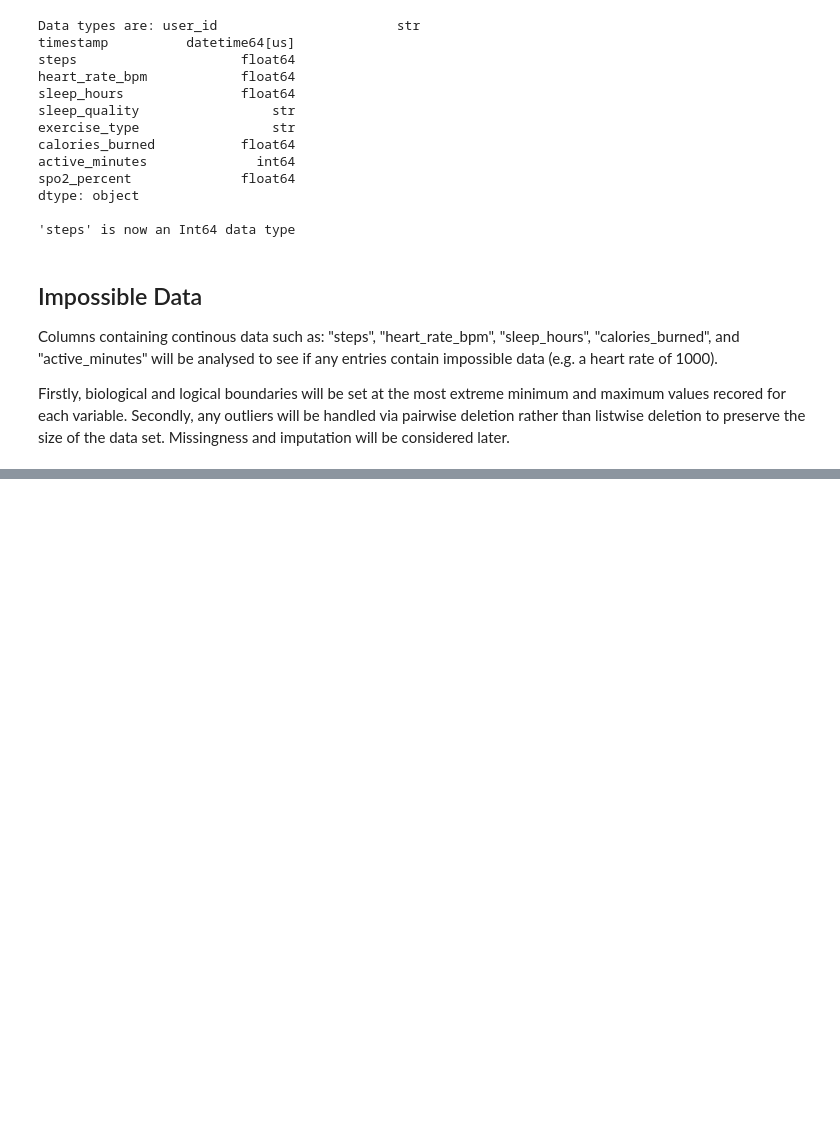
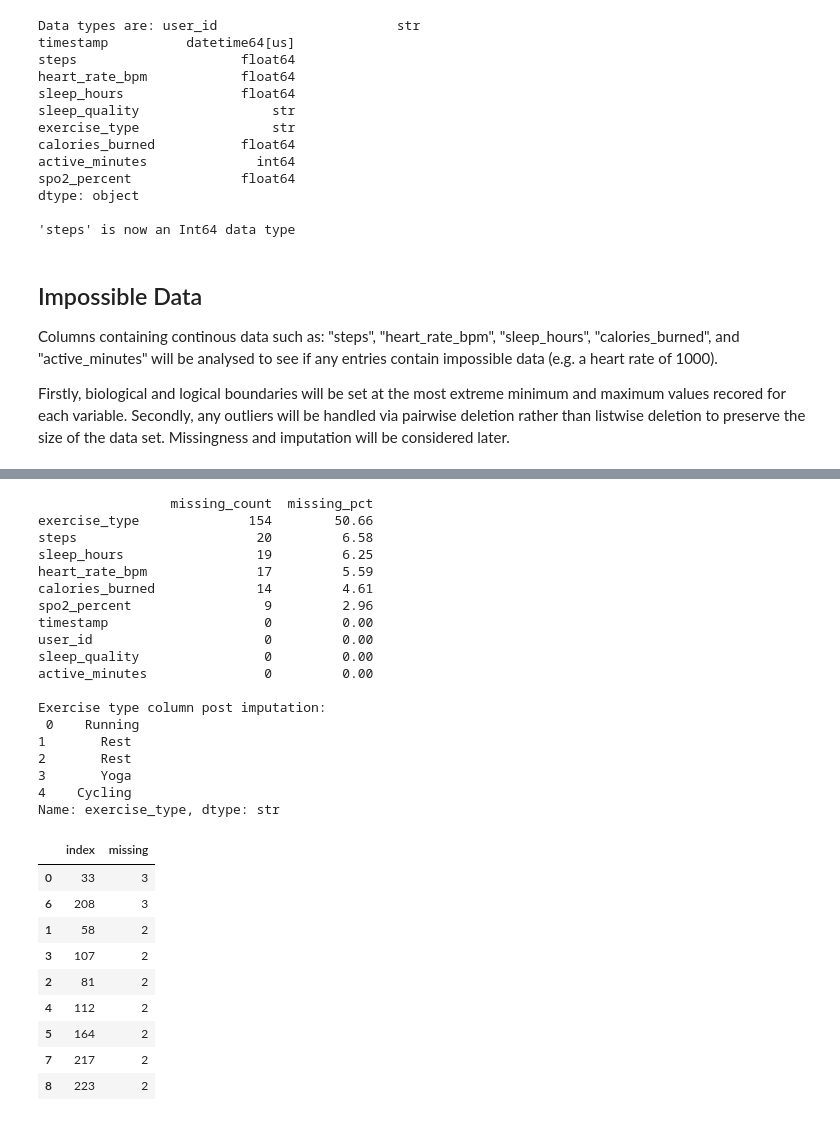
Before and after one commit to JacobReid108/Project, a Jupyter notebook: analysis.ipynb, the cells around one changed output, grey strips where cells are left out. Saved outputs shown, nothing was run; the diff lists cells and outputs as text; code cells hidden in the pictures; blank space fills up the shorter version.

Commit message:
Missing data handled

```diff
--- a/analysis.ipynb
+++ b/analysis.ipynb
@@ -289,0 +297,62 @@ There are now 0 impossible values in active_minutes
+# %%
+# Assess missingness of current dataset
+missing = df.isna().sum().to_frame(name="missing_count")
+missing["missing_pct"] = (missing["missing_count"] / len(df) * 100).round(2)
+print(missing.sort_values("missing_count", ascending=False))
+
+# Replace "exercise_type" NaN values with "Rest"
+exercise_type_mask = df["exercise_type"].isna()
+df["exercise_type"] = df["exercise_type"].mask(exercise_type_mask, "Rest")
+print("\nExercise type column post imputation:\n", df["exercise_type"].head())
+
+# Assess missingness of individual entries
+def check_data(df, entry):
+    """Check how many NaN values in a single entry"""
+    missing_amount = df.iloc[entry].isna().sum()
+    if missing_amount > 1:
+        return entry, missing_amount
+    return None
+
+# Display the index and quantity of NaN values for high missingness entries
+low_qual_rows = []
+
+for i in range(len(df)):
+    result = check_data(df, i)
+    if result is not None:
+        low_qual_rows.append(result)
+
+low_qual_data = pd.DataFrame(low_qual_rows, columns=["index", "missing"])
+display(low_qual_data.sort_values("missing", ascending=False))
+
+# Inspect suspected low quality data
+print(df.loc[df.index.isin(low_qual_data["index"])])
+# %% [output]
+                 missing_count  missing_pct
+exercise_type              154        50.66
+steps                       20         6.58
+sleep_hours                 19         6.25
+heart_rate_bpm              17         5.59
+calories_burned             14         4.61
+spo2_percent                 9         2.96
+timestamp                    0         0.00
+user_id                      0         0.00
+sleep_quality                0         0.00
+active_minutes               0         0.00
+
+Exercise type column post imputation:
+ 0    Running
+1       Rest
+2       Rest
+3       Yoga
+4    Cycling
+Name: exercise_type, dtype: str
+|  | index | missing |
+| 0 | 33 | 3 |
+| 6 | 208 | 3 |
+| 1 | 58 | 2 |
+| 3 | 107 | 2 |
+| 2 | 81 | 2 |
+| 4 | 112 | 2 |
+| 5 | 164 | 2 |
+| 7 | 217 | 2 |
+| 8 | 223 | 2 |
```
Also changed, not shown: parts of 5 cells of this notebook.
